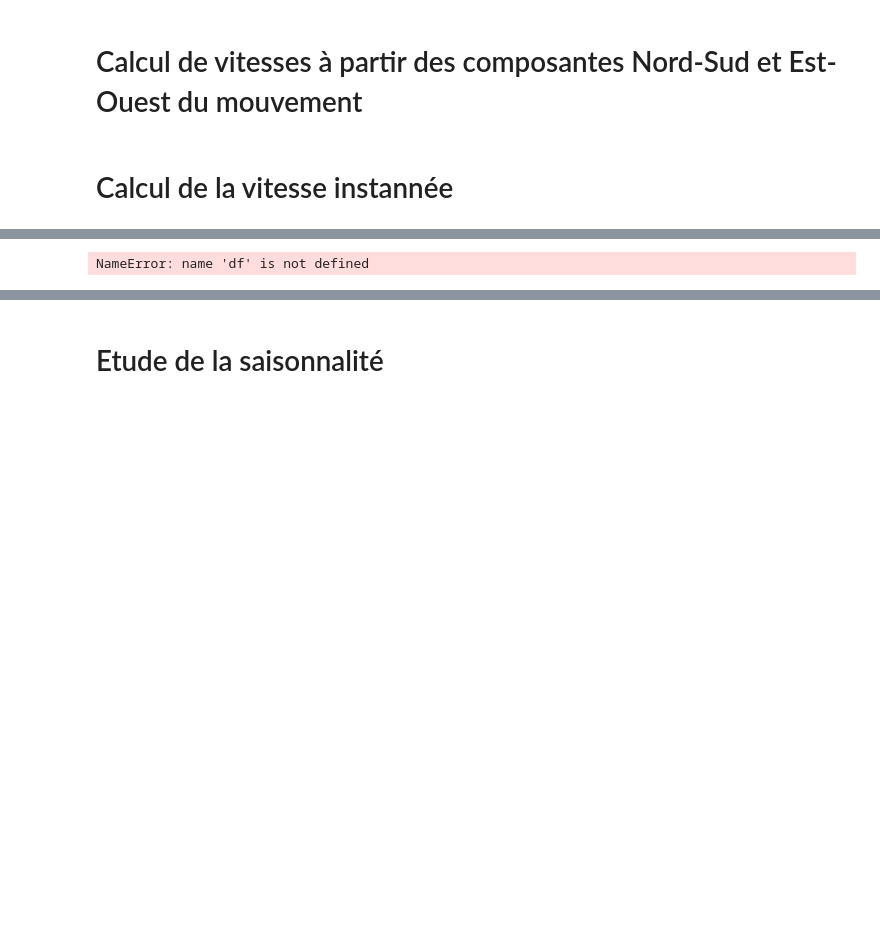
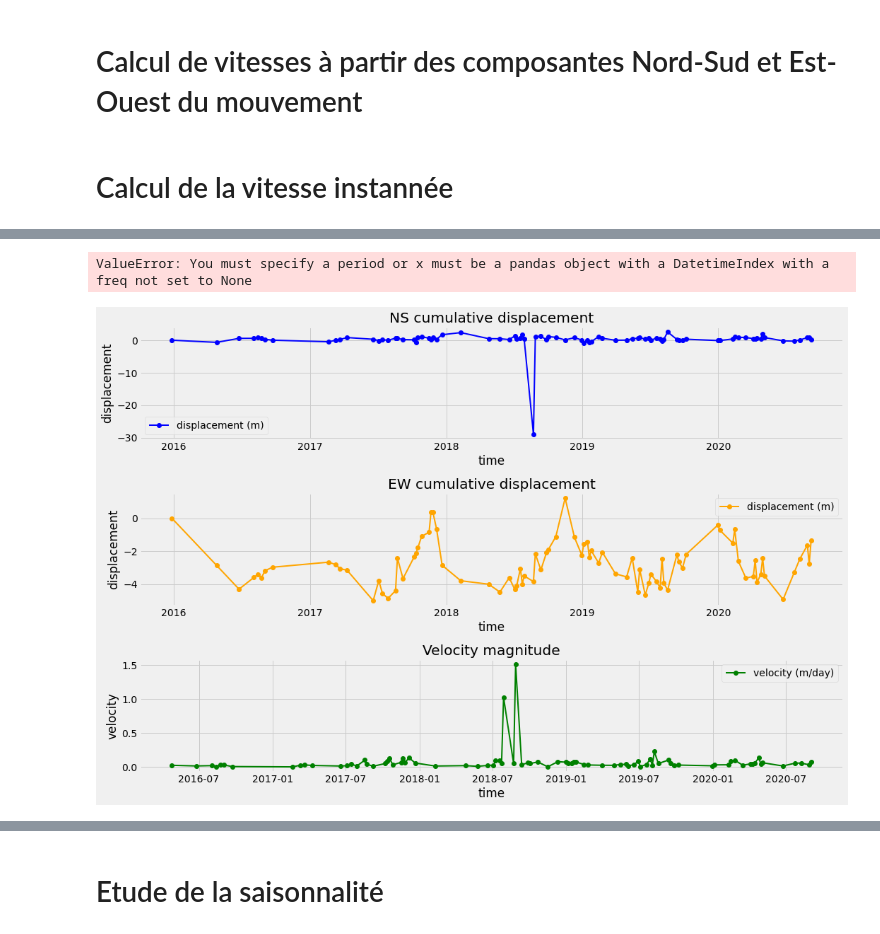
Before and after one commit to EddyVianney/Stage_master2_sdsc_eost, a Jupyter notebook: PMEDV_STAGE_SDSC_EOST.ipynb, the cells around one changed output, grey strips where cells are left out. Drawn from its saved outputs; the diff is of its cells as text; code cells hidden in the pictures; blank space fills up the shorter version.

```diff
--- a/PMEDV_STAGE_SDSC_EOST.ipynb
+++ b/PMEDV_STAGE_SDSC_EOST.ipynb
@@ -296,22 +300,50 @@ def get_days(dates):
         days.append(abs((dates[0] - dates[i]).days ))
     return days
 
-def plot_displacement_velocity(indexes):
+def plot_displacement_velocity(ns_ts, ew_ts, vels):
 
-    days = get_days(indexes)
 
-    fig, ax_left = plt.subplots(figsize=(15,5))
+    fig, (ax_left, ax) = plt.subplots(2, figsize=(15,15))
     ax_right = ax_left.twinx()
 
-    p1, = ax_left.plot(days, df_series[4]['displacement'], color='red', label='displacement (m)')
-    p2, = ax_right.plot(days, df_series[4]['velocity'], color='green', label='velocity (m/day)')
+    p1, = ax_left.plot(ns_ts['displacement'], color='blue', label='displacement (m)', marker='o', linewidth=2)
+    p2, = ax_left.plot(ew_ts['displacement'], color='orange', label='displacement (m)', marker='s', linewidth=2)
+    p3, = ax_right.plot(vels['magnitude'], color='green', label='velocity (m/day)', marker='d', linewidth=2)
 
-    ax_left.set_xlabel("number of days since the first measure")
+    ax_left.set_xlabel("dates")
     ax_left.set_ylabel("displacement")
     ax_right.set_ylabel("velocity")
 
-    lns = [p1, p2]
+    lns = [p1, p2, p3]
 
     ax_left.legend(handles=lns, loc='best')
     fig.tight_layout()
     plt.show()
+
+def plot_disp_vel(ns_ts, ew_ts, vels):
+
+    fig, ax = plt.subplots(3, 1, figsize=(15,10))
+
+    min1, max1  = int(ns_ts['displacement'].min()) - 1, int(ns_ts['displacement'].max()) + 1
+    min2, max2  = int(ew_ts['displacement'].min()) - 1, int(ew_ts['displacement'].max()) + 1
+
+    ax[0].plot(ns_ts['displacement'], color='blue', label='displacement (m)', marker='o', linewidth=2)
+    ax[0].set_title('NS cumulative displacement')
+    ax[0].set_xlabel('time')
+    ax[0].set_ylabel('displacement')
+    ax[0].legend()
+
+    ax[1].plot(ew_ts['displacement'], color='orange', label='displacement (m)', marker='o', linewidth=2)
+    ax[1].set_title('EW cumulative displacement')
+    ax[1].set_xlabel('time')
+    ax[1].set_ylabel('displacement')
+    ax[1].legend()
+
+    ax[2].plot(vels['magnitude'], color='green', label='velocity (m/day)', marker='o', linewidth=2)
+    ax[2].set_title('Velocity magnitude')
+    ax[2].set_xlabel('time')
+    ax[2].set_ylabel('velocity')
+    ax[2].legend()
+
+    fig.tight_layout()
+    plt.show()
@@ -344,12 +350,13 @@ NameError: name 'df_series' is not defined
-# %%
-import simplekml
-kml=simplekml.Kml()
-style = simplekml.Style()
-style.labelstyle.color = simplekml.Color.red
-style.labelstyle.scale = 2
-style.iconstyle.icon.href = 'http://maps.google.com/mapfiles/kml/shapes/placemark_circle.png'
-for index, row in df.iterrows():
-    kml.newpoint(name=row['Vel'], coords=[(row['Lat'], row['Lon'], row['Topo'])])
-kml.save('ps.kml')
-# %% [output]
-NameError: name 'df' is not defined
+# %%
+from statsmodels.tsa.seasonal import seasonal_decompose
+series = [i**2.0 for i in range(1,100)]
+result = seasonal_decompose(ew_ts[63000], model='additive')
+result.plot()
+plt.show()
+# %% [output]
+ValueError: You must specify a period or x must be a pandas object with a DatetimeIndex with a freq not set to None
+# %%
+n = 63000
+plot_disp_vel(ns_ts[n], ew_ts[n], magnitude_ts[n])
+# %% [output]
+[figure, added]
```
Also changed, not shown: parts of 42 cells of this notebook.
